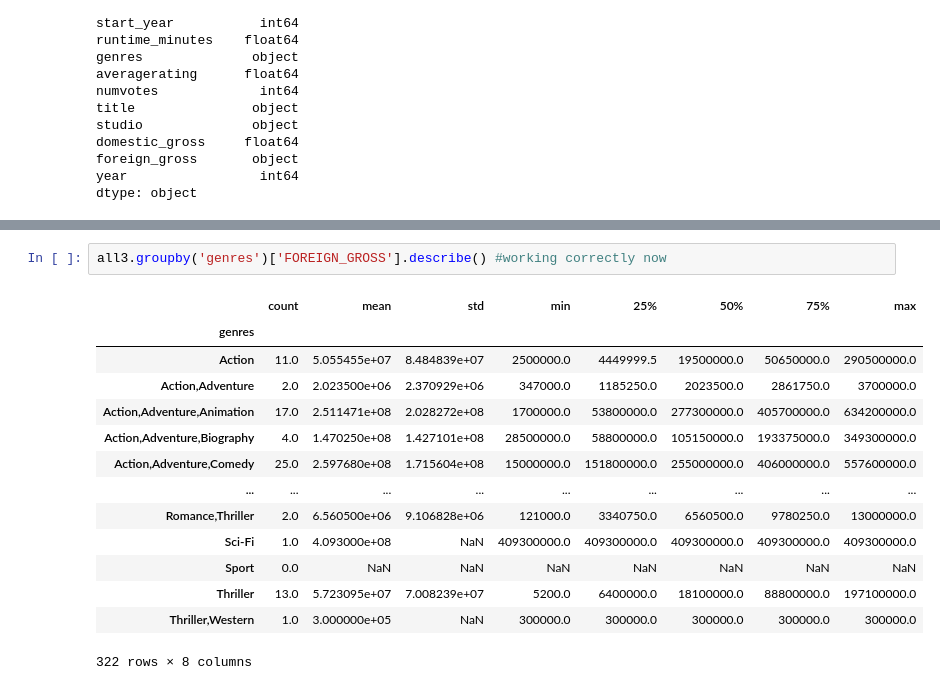
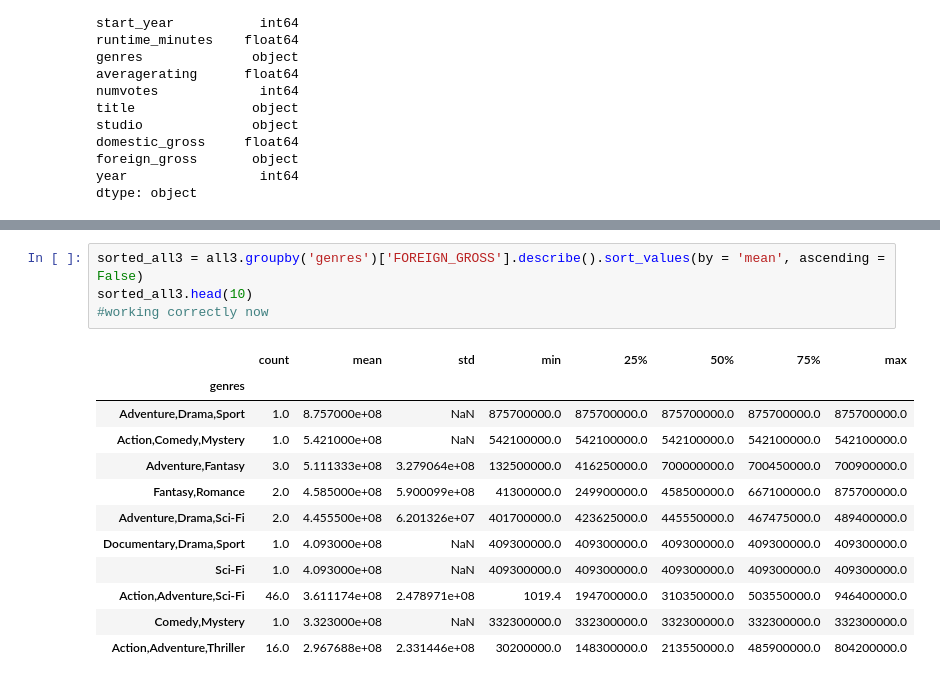
Before and after one commit to rcasey106/dsc-phase-1-project-v2-3, a Jupyter notebook: Phase1_project.ipynb, the cells around one changed output, grey strips where cells are left out. Saved outputs shown, nothing was run; the diff lists cells and outputs as text.

```diff
--- a/Phase1_project.ipynb
+++ b/Phase1_project.ipynb
@@ -154,19 +157,19 @@ all3.head()
 | 3 | tt5647250 | On the Road | On the Road | 2016 | 121.0 | Drama | 5.7 | 127 | ... |
 | 4 | tt0359950 | The Secret Life of Walter Mitty | The Secret Life of Walter Mitty | 2013 | 114.0 | Adventure,Comedy,Drama | 7.3 | 275300 | ... |
 # %%
-all3.groupby('genres')['FOREIGN_GROSS'].describe() #working correctly now
+sorted_all3 = all3.groupby('genres')['FOREIGN_GROSS'].describe().sort_values(by = 'mean', ascending = False)
+sorted_all3.head(10)
+#working correctly now
 # %% [output]
 |  | count | mean | std | min | 25% | 50% | 75% | max |
 | genres |  |  |  |  |  |  |  |  |
-| Action | 11.0 | 5.055455e+07 | 8.484839e+07 | 2500000.0 | 4449999.5 | 19500000.0 | 50650000.0 | 290500000.0 |
-| Action,Adventure | 2.0 | 2.023500e+06 | 2.370929e+06 | 347000.0 | 1185250.0 | 2023500.0 | 2861750.0 | 3700000.0 |
-| Action,Adventure,Animation | 17.0 | 2.511471e+08 | 2.028272e+08 | 1700000.0 | 53800000.0 | 277300000.0 | 405700000.0 | 634200000.0 |
-| Action,Adventure,Biography | 4.0 | 1.470250e+08 | 1.427101e+08 | 28500000.0 | 58800000.0 | 105150000.0 | 193375000.0 | 349300000.0 |
-| Action,Adventure,Comedy | 25.0 | 2.597680e+08 | 1.715604e+08 | 15000000.0 | 151800000.0 | 255000000.0 | 406000000.0 | 557600000.0 |
-| ... | ... | ... | ... | ... | ... | ... | ... | ... |
-| Romance,Thriller | 2.0 | 6.560500e+06 | 9.106828e+06 | 121000.0 | 3340750.0 | 6560500.0 | 9780250.0 | 13000000.0 |
+| Adventure,Drama,Sport | 1.0 | 8.757000e+08 | NaN | 875700000.0 | 875700000.0 | 875700000.0 | 875700000.0 | 875700000.0 |
+| Action,Comedy,Mystery | 1.0 | 5.421000e+08 | NaN | 542100000.0 | 542100000.0 | 542100000.0 | 542100000.0 | 542100000.0 |
+| Adventure,Fantasy | 3.0 | 5.111333e+08 | 3.279064e+08 | 132500000.0 | 416250000.0 | 700000000.0 | 700450000.0 | 700900000.0 |
+| Fantasy,Romance | 2.0 | 4.585000e+08 | 5.900099e+08 | 41300000.0 | 249900000.0 | 458500000.0 | 667100000.0 | 875700000.0 |
+| Adventure,Drama,Sci-Fi | 2.0 | 4.455500e+08 | 6.201326e+07 | 401700000.0 | 423625000.0 | 445550000.0 | 467475000.0 | 489400000.0 |
+| Documentary,Drama,Sport | 1.0 | 4.093000e+08 | NaN | 409300000.0 | 409300000.0 | 409300000.0 | 409300000.0 | 409300000.0 |
 | Sci-Fi | 1.0 | 4.093000e+08 | NaN | 409300000.0 | 409300000.0 | 409300000.0 | 409300000.0 | 409300000.0 |
-| Sport | 0.0 | NaN | NaN | NaN | NaN | NaN | NaN | NaN |
-| Thriller | 13.0 | 5.723095e+07 | 7.008239e+07 | 5200.0 | 6400000.0 | 18100000.0 | 88800000.0 | 197100000.0 |
-| Thriller,Western | 1.0 | 3.000000e+05 | NaN | 300000.0 | 300000.0 | 300000.0 | 300000.0 | 300000.0 |
+| Action,Adventure,Sci-Fi | 46.0 | 3.611174e+08 | 2.478971e+08 | 1019.4 | 194700000.0 | 310350000.0 | 503550000.0 | 946400000.0 |
+| Comedy,Mystery | 1.0 | 3.323000e+08 | NaN | 332300000.0 | 332300000.0 | 332300000.0 | 332300000.0 | 332300000.0 |
+| Action,Adventure,Thriller | 16.0 | 2.967688e+08 | 2.331446e+08 | 30200000.0 | 148300000.0 | 213550000.0 | 485900000.0 | 804200000.0 |
-322 rows × 8 columns
```
Also changed, not shown: parts of 42 cells of this notebook.
